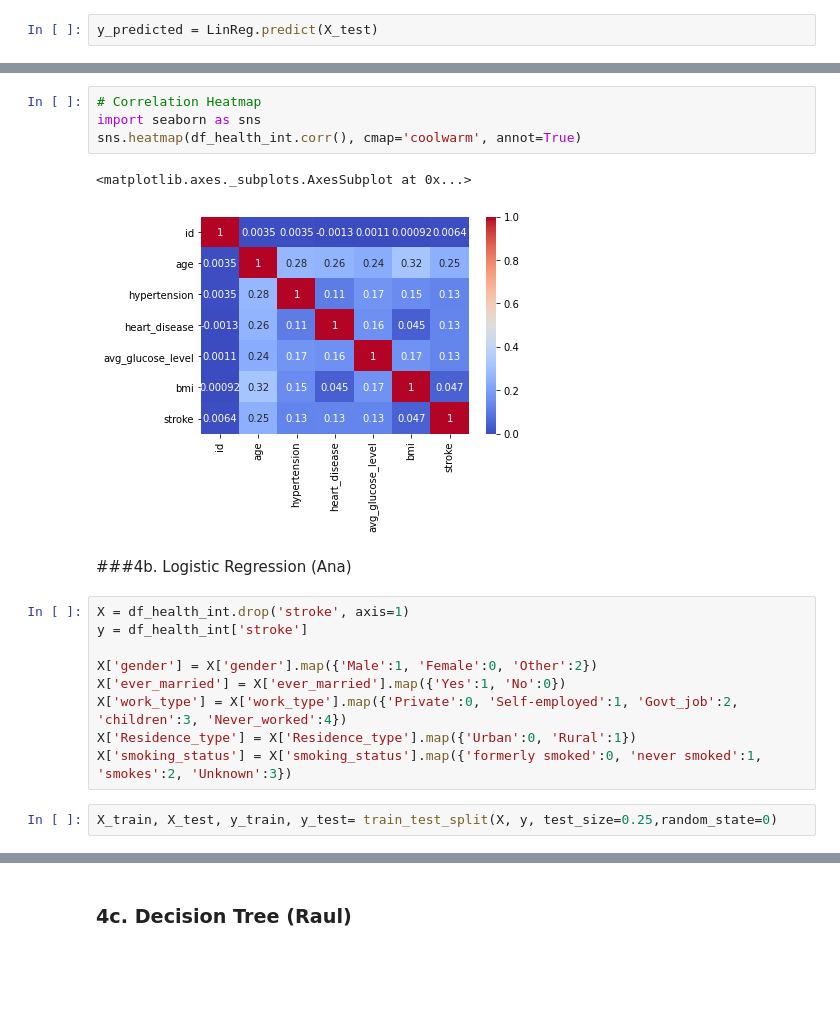
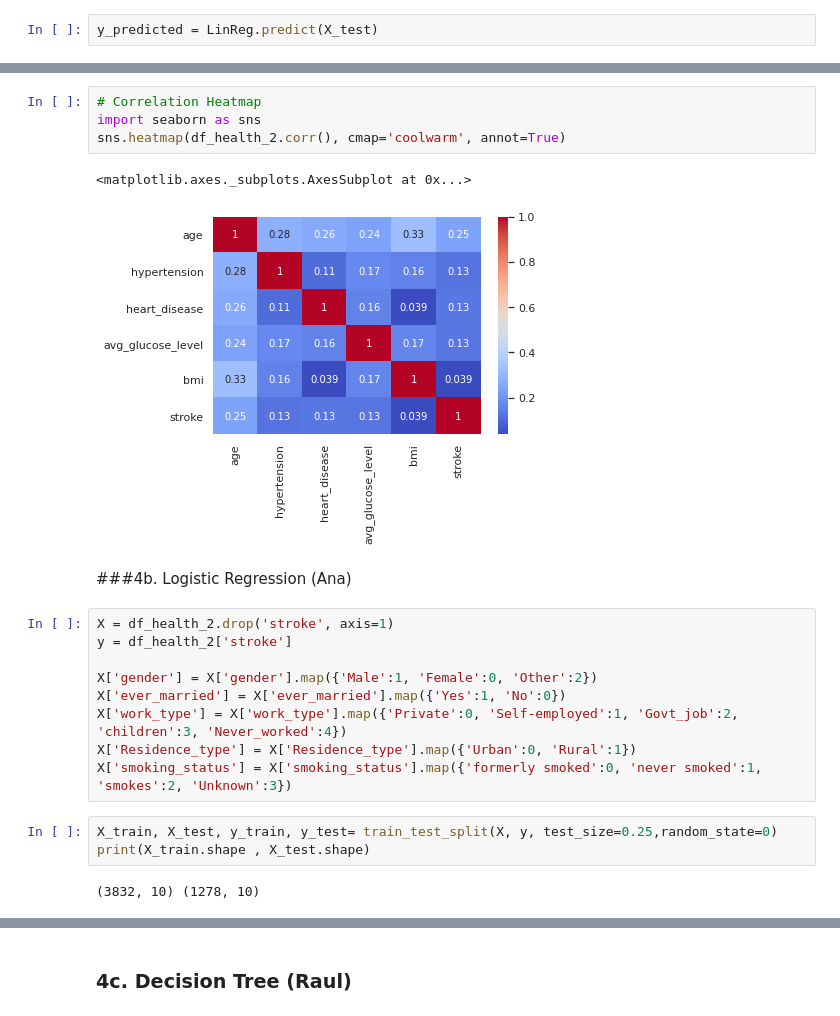
Before and after one commit to raul-miranda/DS-201-Project-1, a Jupyter notebook: D201_Project_2_raul.ipynb, the cells around one changed output, grey strips where cells are left out. Saved outputs shown, nothing was run; the diff lists cells and outputs as text; blank space fills up the shorter version.

```diff
--- a/D201_Project_2_raul.ipynb
+++ b/D201_Project_2_raul.ipynb
@@ -426,15 +426,15 @@ print(LinReg.intercept_)
 # %%
 # Correlation Heatmap
 import seaborn as sns
-sns.heatmap(df_health_int.corr(), cmap='coolwarm', annot=True)
+sns.heatmap(df_health_2.corr(), cmap='coolwarm', annot=True)
 # %% [output]
 <matplotlib.axes._subplots.AxesSubplot at 0x...>
-[figure, old version]
+[figure, new version]
 # %% [markdown]
 ###4b. Logistic Regression (Ana)
 # %%
-X = df_health_int.drop('stroke', axis=1)
-y = df_health_int['stroke']
+X = df_health_2.drop('stroke', axis=1)
+y = df_health_2['stroke']
 
 X['gender'] = X['gender'].map({'Male':1, 'Female':0, 'Other':2})
 X['ever_married'] = X['ever_married'].map({'Yes':1, 'No':0})
@@ -443,3 +443,6 @@ X['Residence_type'] = X['Residence_type'].map({'Urban':0, 'Rural':1})
 X['smoking_status'] = X['smoking_status'].map({'formerly smoked':0, 'never smoked':1, 'smokes':2, 'Unknown':3})
 # %%
 X_train, X_test, y_train, y_test= train_test_split(X, y, test_size=0.25,random_state=0)
+print(X_train.shape , X_test.shape)
+# %% [output]
+(3832, 10) (1278, 10)
```
Also changed, not shown: parts of 28 cells of this notebook.
